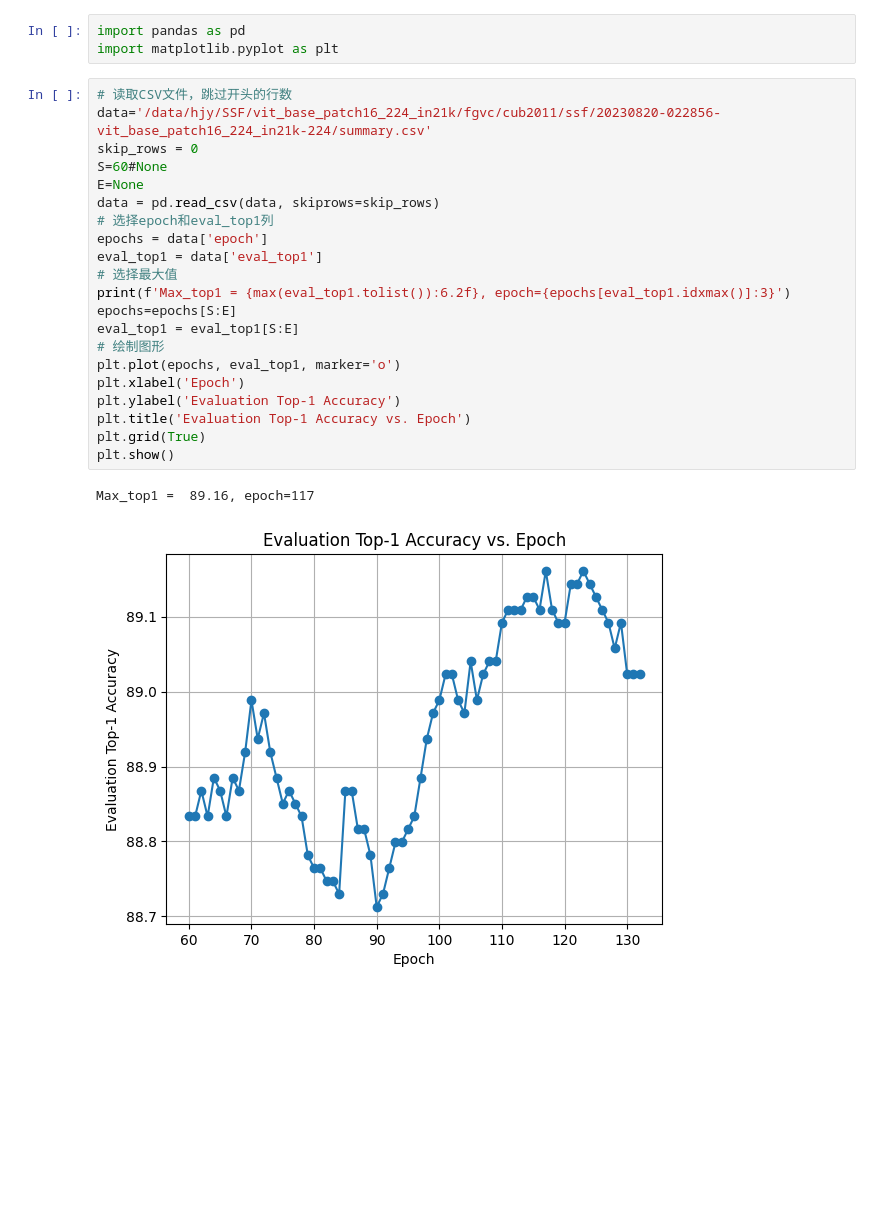
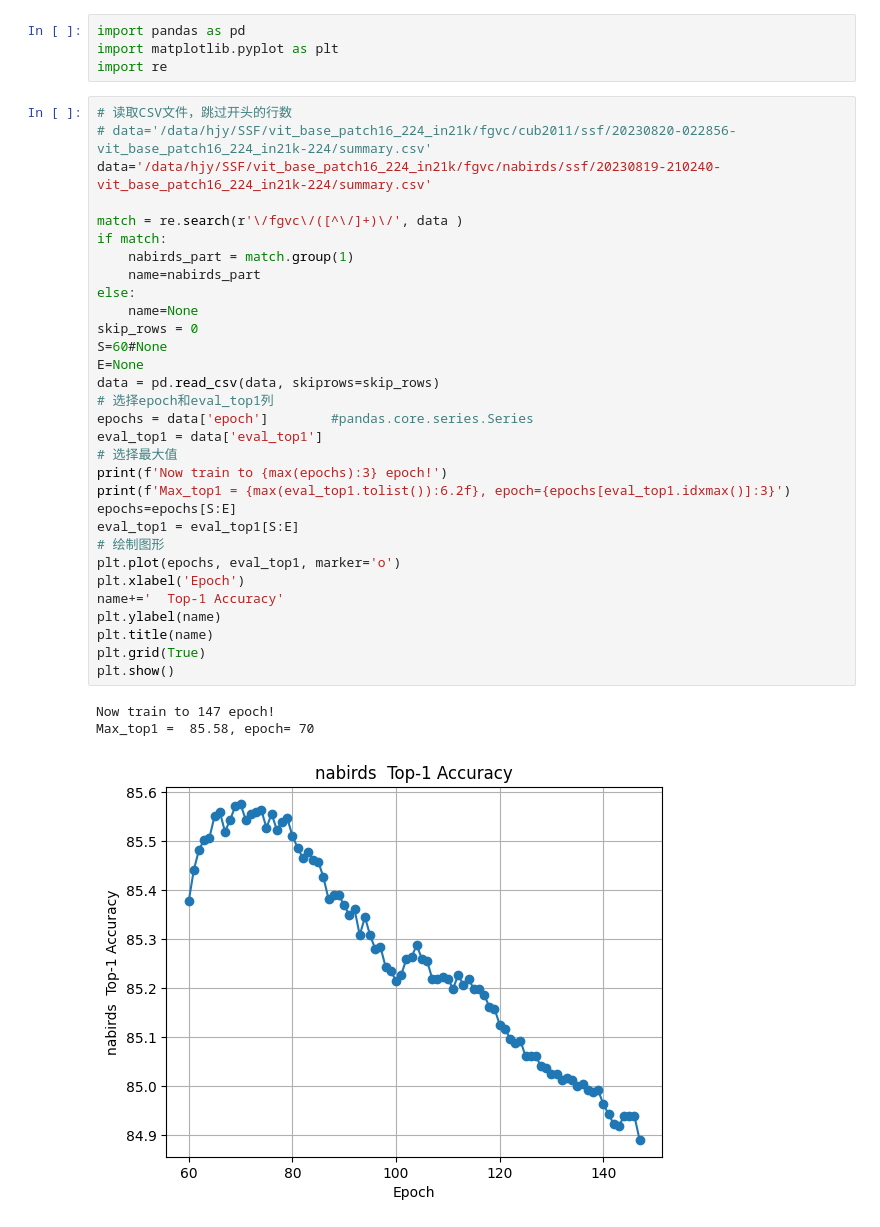
Before and after one commit to dercaft/SSF, a Jupyter notebook: analysis_ipynb/csv_solver.ipynb, the cells around one changed output. Saved outputs shown, nothing was run; the diff lists cells and outputs as text; blank space fills up the shorter version.

```diff
--- a/analysis_ipynb/csv_solver.ipynb
+++ b/analysis_ipynb/csv_solver.ipynb
@@ -1,27 +1,39 @@
 # %%
 import pandas as pd
 import matplotlib.pyplot as plt
+import re
 # %%
 # 读取CSV文件，跳过开头的行数
-data='/data/hjy/SSF/vit_base_patch16_224_in21k/fgvc/cub2011/ssf/20230820-022856-vit_base_patch16_224_in21k-224/summary.csv'
+# data='/data/hjy/SSF/vit_base_patch16_224_in21k/fgvc/cub2011/ssf/20230820-022856-vit_base_patch16_224_in21k-224/summary.csv'
+data='/data/hjy/SSF/vit_base_patch16_224_in21k/fgvc/nabirds/ssf/20230819-210240-vit_base_patch16_224_in21k-224/summary.csv'
+
+match = re.search(r'\/fgvc\/([^\/]+)\/', data )
+if match:
+    nabirds_part = match.group(1)
+    name=nabirds_part
+else:
+    name=None
 skip_rows = 0
 S=60#None
 E=None
 data = pd.read_csv(data, skiprows=skip_rows)
 # 选择epoch和eval_top1列
-epochs = data['epoch']
+epochs = data['epoch']        #pandas.core.series.Series
 eval_top1 = data['eval_top1']
 # 选择最大值
+print(f'Now train to {max(epochs):3} epoch!')
 print(f'Max_top1 = {max(eval_top1.tolist()):6.2f}, epoch={epochs[eval_top1.idxmax()]:3}')
 epochs=epochs[S:E]
 eval_top1 = eval_top1[S:E]
 # 绘制图形
 plt.plot(epochs, eval_top1, marker='o')
 plt.xlabel('Epoch')
-plt.ylabel('Evaluation Top-1 Accuracy')
-plt.title('Evaluation Top-1 Accuracy vs. Epoch')
+name+='  Top-1 Accuracy'
+plt.ylabel(name)
+plt.title(name)
 plt.grid(True)
 plt.show()
 # %% [output]
-Max_top1 =  89.16, epoch=117
+Now train to 147 epoch!
+Max_top1 =  85.58, epoch= 70
-[figure, old version]
+[figure, new version]
```
Also changed, not shown: 1 other file.
